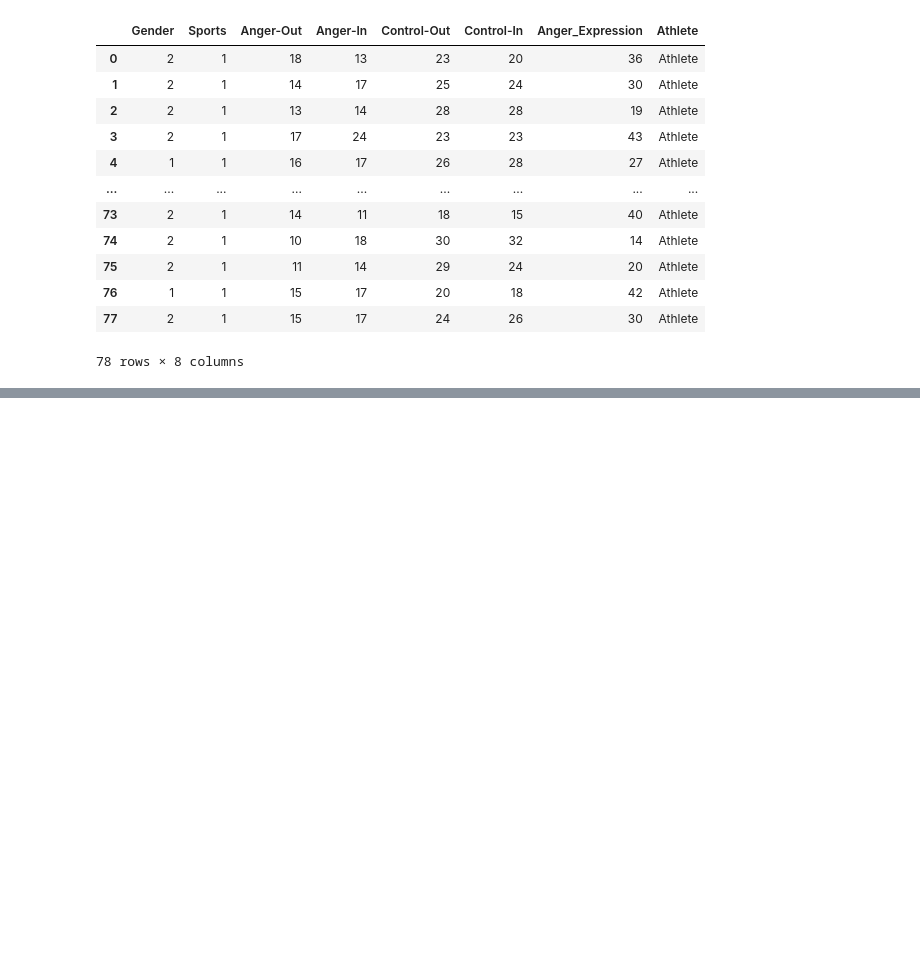
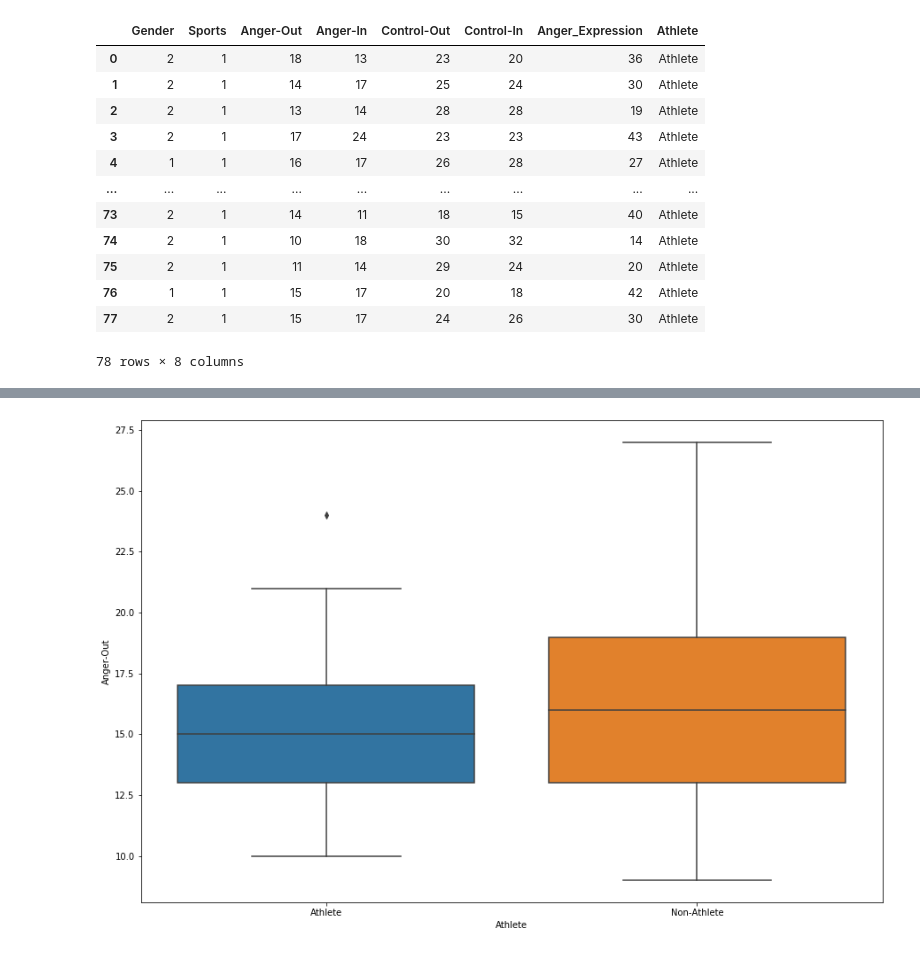
Before and after one commit to doofusdavid/RES500-Module5, a Jupyter notebook: Module 5.ipynb, the cells around one changed output, grey strips where cells are left out. Saved outputs shown, nothing was run; the diff lists cells and outputs as text; code cells hidden in the pictures; blank space fills up the shorter version.

```diff
--- a/Module 5.ipynb
+++ b/Module 5.ipynb
@@ -42,0 +44,5 @@ plt.legend(["Athlete", "Non-Athlete"])
+# %%
+
+ax = sns.boxplot(x="Athlete", y="Anger-Out", data=moods)
+# %% [output]
+[figure, added]
```
Also changed, not shown: parts of 3 cells of this notebook.
